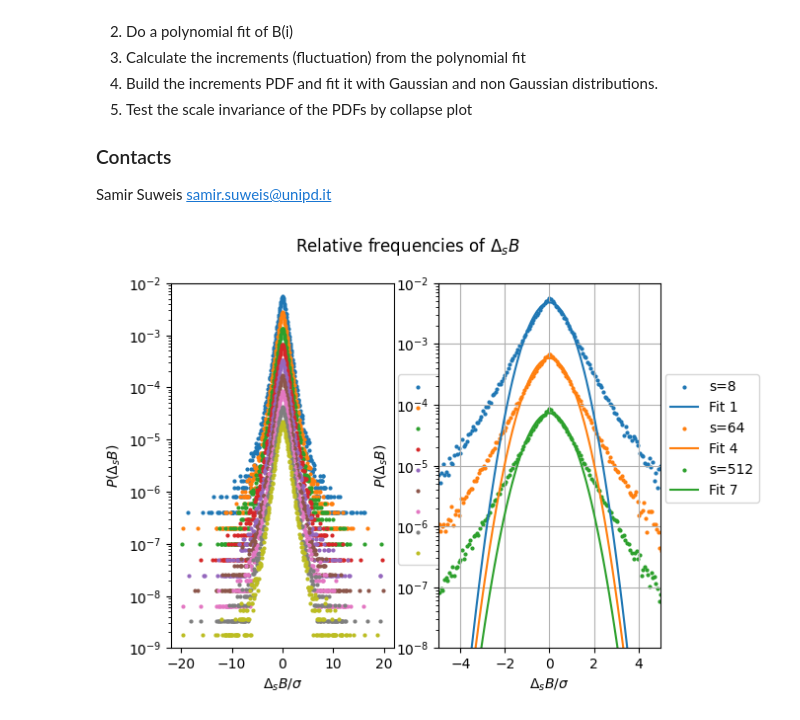
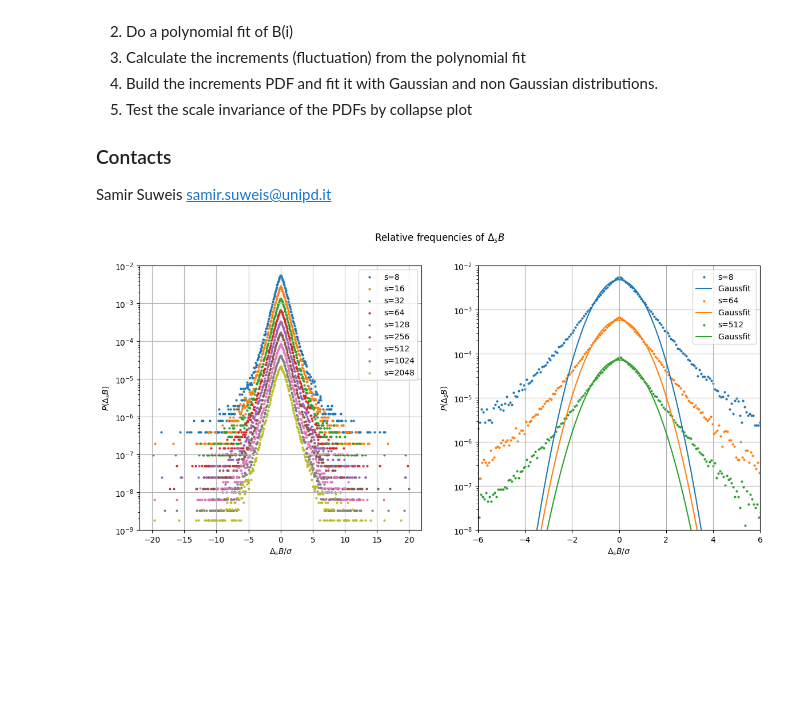
Before and after one commit to mihribanyvs/Critical_Scale_Invariance_in_HHHR, a Jupyter notebook: Project.ipynb, the cells around one changed output. Drawn from its saved outputs; the diff is of its cells as text; code cells hidden in the pictures; blank space fills up the shorter version.

```diff
--- a/Project.ipynb
+++ b/Project.ipynb
@@ -75,43 +75,42 @@ def detrend(df, s_vals, p_order):
 
   return Delta_S
 # %%
-# define values of s and perform detrending on datasets
+# Define values of s and perform detrending on datasets
 s_vals = [2**i for i in range(3,12)]
-Delta_S = detrend(df_cum1,s_vals, 3)
+q = 3 #polynomial degree
+Delta_S = detrend(df_cum1,s_vals, q)
 # %%
 # Fitting Gaussian to the data
 def gauss(x, A, mu, sigma):
     return A/np.sqrt(2*np.pi*sigma**2)*np.exp(-(x - mu)**2 / (2*sigma**2))
 # %%
 # Plot the PDF of the integrated detrended increments
-# can someone make this look nicer?
-
-fig, ax = plt.subplots(1,2)
+fig, ax = plt.subplots(1,2, figsize = (14,6))
 x = np.linspace(-5, 5, 100)
 for idx, s in enumerate(s_vals):
     n=len(Delta_S[idx])
     histogram, bins = np.histogram(Delta_S[idx], bins=int(np.sqrt(n)), range=(-20,20))
     bin_centers = (bins[:-1] + bins[1:]) / 2
     popt, pcov = curve_fit(gauss , bin_centers, histogram/(s*n), p0=[1,1,1])
     ax[0].scatter(bin_centers, histogram/(n*s), label=f's={s}', s=4, marker='o')
     if idx%3==0:
         ax[1].scatter(bin_centers, histogram/(n*s), label=f's={s}', s=4, marker='o')
-        ax[1].plot(x, gauss(x, *popt), label=f'Fit {idx+1}')
+        ax[1].plot(x, gauss(x, *popt), label=f'Gaussfit ')
 plt.suptitle('Relative frequencies of $\Delta_sB$')
 ax[0].set_yscale('log')
 ax[0].set_xlabel('$\Delta_sB/\sigma$')
 ax[0].set_ylabel('$P(\Delta_sB)$')
 ax[0].set_ylim(1e-9, 10**(-2))
-ax[0].legend(bbox_to_anchor=(1.02, 0.75), loc='upper left', borderaxespad=0)
-lgnd=plt.legend(bbox_to_anchor=(1.02, 0.75), loc='upper left', borderaxespad=0)
+ax[0].legend()
+ax[0].grid(True)
 
 ax[1].set_yscale('log')
-ax[1].set_xlim((-5,5))
+ax[1].set_xlim((-6,6))
 ax[1].set_xlabel('$\Delta_sB/\sigma$')
 ax[1].set_ylabel('$P(\Delta_sB)$')
 ax[1].set_ylim(1e-8, 10**(-2))
-ax[1].legend(bbox_to_anchor=(1.02, 0.75), loc='upper left', borderaxespad=0)
+ax[1].legend()
 plt.grid(True)
 plt.show()
 # %% [output]
-[figure, old version]
+[figure, new version]
```
Also changed, not shown: parts of 4 cells of this notebook.
